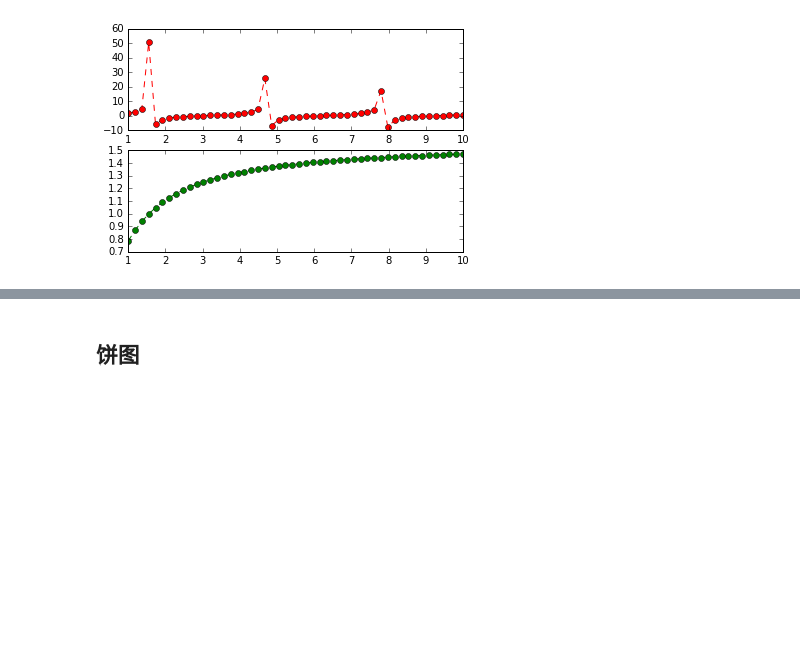
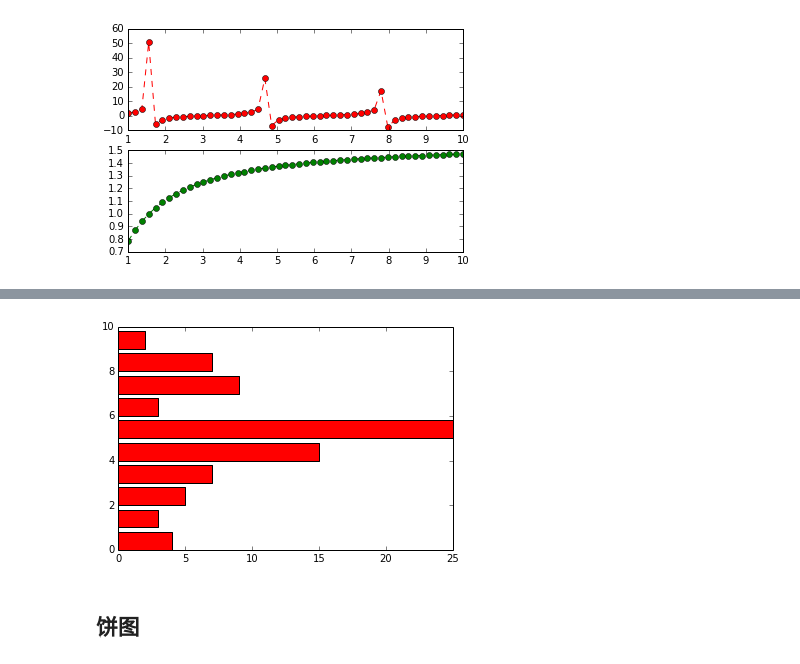
Before and after one commit to woosley/python-topic, a Jupyter notebook: matplotlib.ipynb, the cells around one changed output, grey strips where cells are left out. Cells and saved outputs as stored; diff of their text form; code cells hidden in the pictures; blank space fills up the shorter version.

```diff
--- a/matplotlib.ipynb
+++ b/matplotlib.ipynb
@@ -129,2 +129,7 @@ plt.show()
+# %%
+plt.barh(left, height, color='red')
+plt.show()
+# %% [output]
+[figure, added]
 # %% [markdown]
 ## 饼图
```
Also changed, not shown: parts of 2 cells of this notebook.
